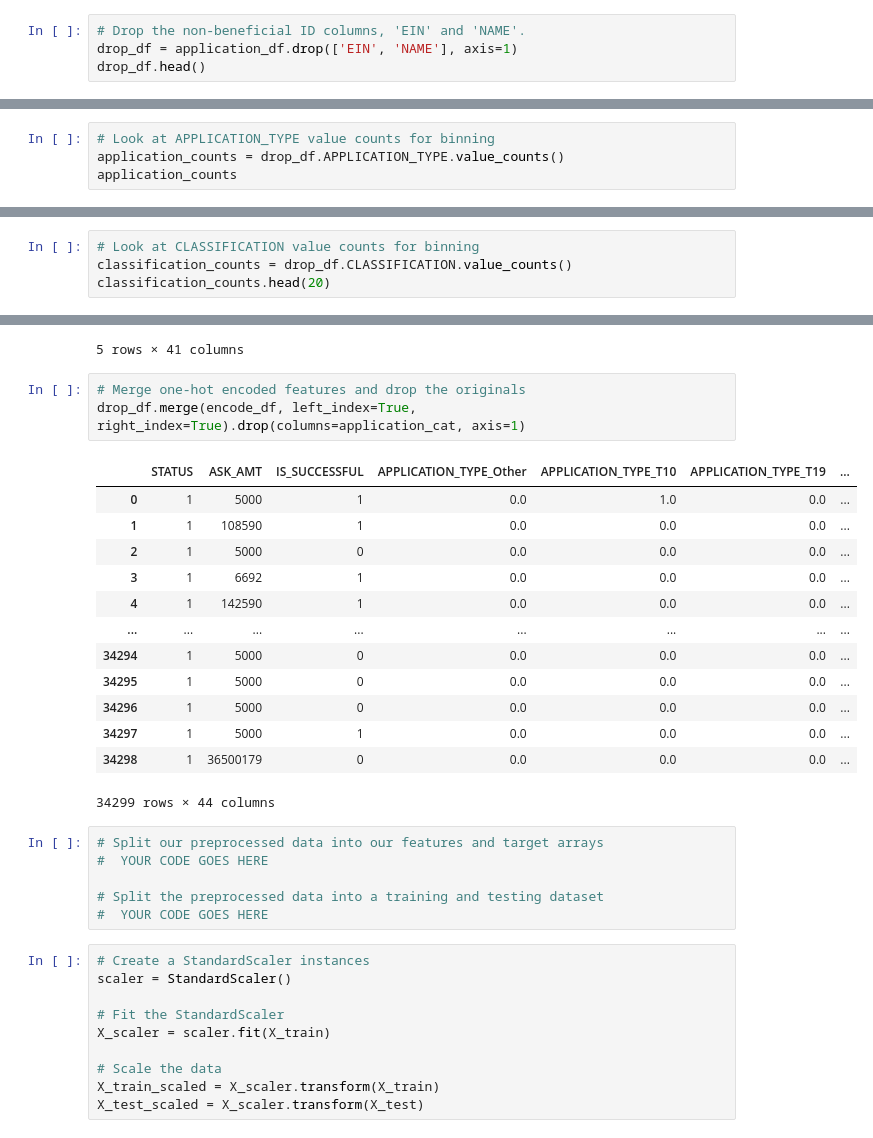
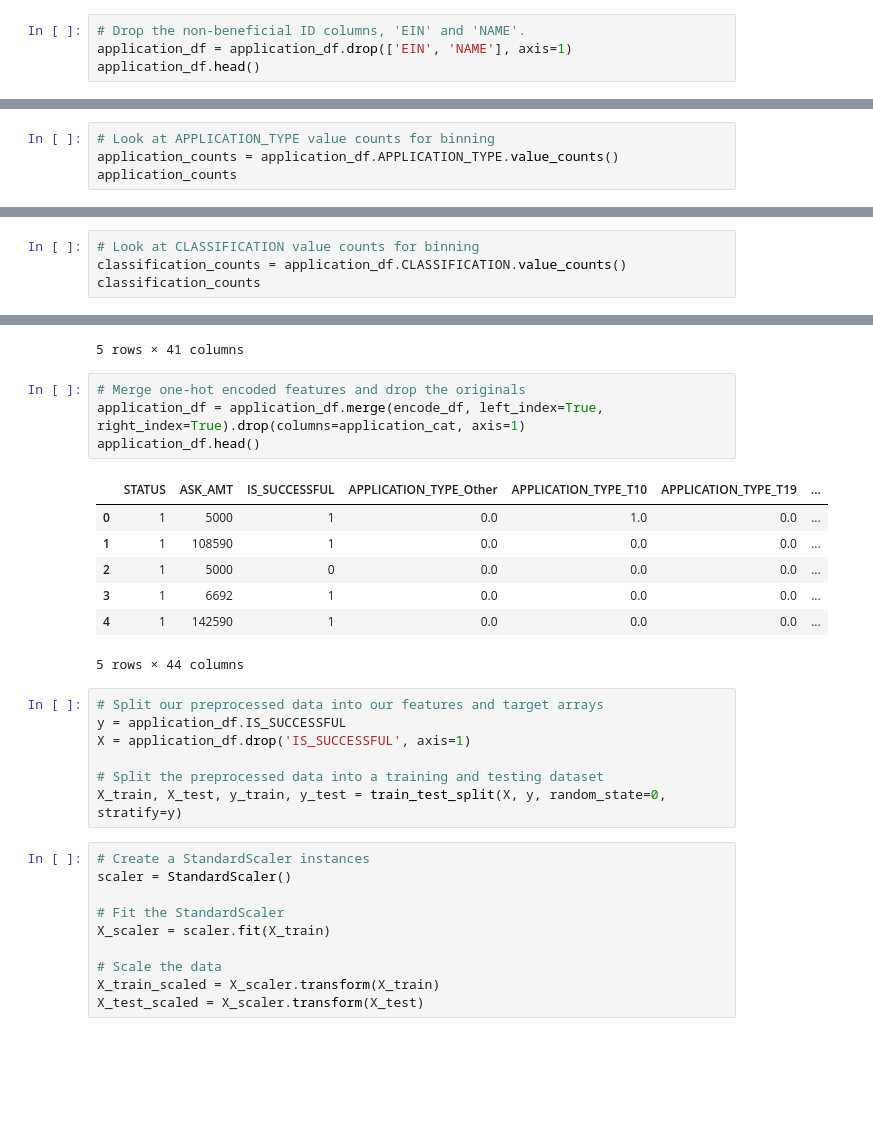
Before and after one commit to mselover21/Neural_Network_Charity_Analysis, a Jupyter notebook: AlphabetSoupCharity.ipynb, the cells around one changed output, grey strips where cells are left out. Saved outputs shown, nothing was run; the diff lists cells and outputs as text; blank space fills up the shorter version.

```diff
--- a/AlphabetSoupCharity.ipynb
+++ b/AlphabetSoupCharity.ipynb
@@ -20,8 +20,8 @@ application_df.head()
 | 4 | 10556103 | GENETIC RESEARCH INSTITUTE OF THE... | T3 | Independent | C1000 | Heathcare | Trust | 1 | ... |
 # %%
 # Drop the non-beneficial ID columns, 'EIN' and 'NAME'.
-drop_df = application_df.drop(['EIN', 'NAME'], axis=1)
-drop_df.head()
+application_df = application_df.drop(['EIN', 'NAME'], axis=1)
+application_df.head()
 # %% [output]
 |  | APPLICATION_TYPE | AFFILIATION | CLASSIFICATION | USE_CASE | ORGANIZATION | STATUS | INCOME_AMT | ... |
 | 0 | T10 | Independent | C1000 | ProductDev | Association | 1 | 0 | ... |
@@ -47,7 +46,7 @@ IS_SUCCESSFUL                2
 dtype: int64
 # %%
 # Look at APPLICATION_TYPE value counts for binning
-application_counts = drop_df.APPLICATION_TYPE.value_counts()
+application_counts = application_df.APPLICATION_TYPE.value_counts()
 application_counts
 # %% [output]
 T3     27037
@@ -97,8 +96,8 @@ Other      276
 Name: APPLICATION_TYPE, dtype: int64
 # %%
 # Look at CLASSIFICATION value counts for binning
-classification_counts = drop_df.CLASSIFICATION.value_counts()
-classification_counts.head(20)
+classification_counts = application_df.CLASSIFICATION.value_counts()
+classification_counts
 # %% [output]
 C1000    17326
 C2000     6074
@@ -165,27 +159,23 @@ encode_df.head()
 5 rows × 41 columns
 # %%
 # Merge one-hot encoded features and drop the originals
-drop_df.merge(encode_df, left_index=True, right_index=True).drop(columns=application_cat, axis=1)
+application_df = application_df.merge(encode_df, left_index=True, right_index=True).drop(columns=application_cat, axis=1)
+application_df.head()
 # %% [output]
 |  | STATUS | ASK_AMT | IS_SUCCESSFUL | APPLICATION_TYPE_Other | APPLICATION_TYPE_T10 | APPLICATION_TYPE_T19 | ... |
 | 0 | 1 | 5000 | 1 | 0.0 | 1.0 | 0.0 | ... |
 | 1 | 1 | 108590 | 1 | 0.0 | 0.0 | 0.0 | ... |
 | 2 | 1 | 5000 | 0 | 0.0 | 0.0 | 0.0 | ... |
 | 3 | 1 | 6692 | 1 | 0.0 | 0.0 | 0.0 | ... |
 | 4 | 1 | 142590 | 1 | 0.0 | 0.0 | 0.0 | ... |
-| ... | ... | ... | ... | ... | ... | ... | ... |
-| 34294 | 1 | 5000 | 0 | 0.0 | 0.0 | 0.0 | ... |
-| 34295 | 1 | 5000 | 0 | 0.0 | 0.0 | 0.0 | ... |
-| 34296 | 1 | 5000 | 0 | 0.0 | 0.0 | 0.0 | ... |
-| 34297 | 1 | 5000 | 1 | 0.0 | 0.0 | 0.0 | ... |
-| 34298 | 1 | 36500179 | 0 | 0.0 | 0.0 | 0.0 | ... |
-34299 rows × 44 columns
+5 rows × 44 columns
 # %%
 # Split our preprocessed data into our features and target arrays
-#  YOUR CODE GOES HERE
+y = application_df.IS_SUCCESSFUL
+X = application_df.drop('IS_SUCCESSFUL', axis=1)
 
 # Split the preprocessed data into a training and testing dataset
-#  YOUR CODE GOES HERE
+X_train, X_test, y_train, y_test = train_test_split(X, y, random_state=0, stratify=y)
 # %%
 # Create a StandardScaler instances
 scaler = StandardScaler()
```
Also changed, not shown: parts of 3 cells of this notebook.
